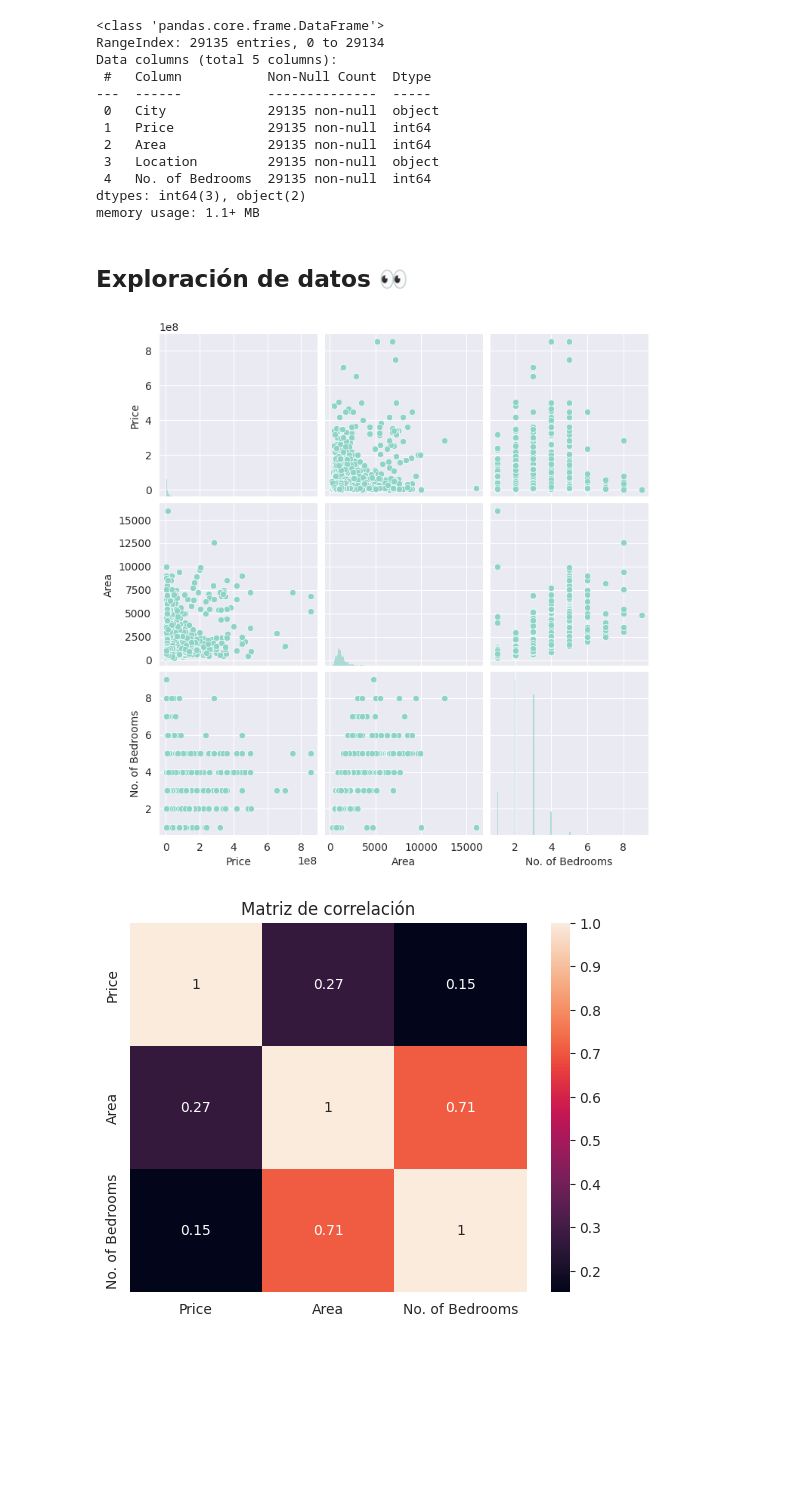
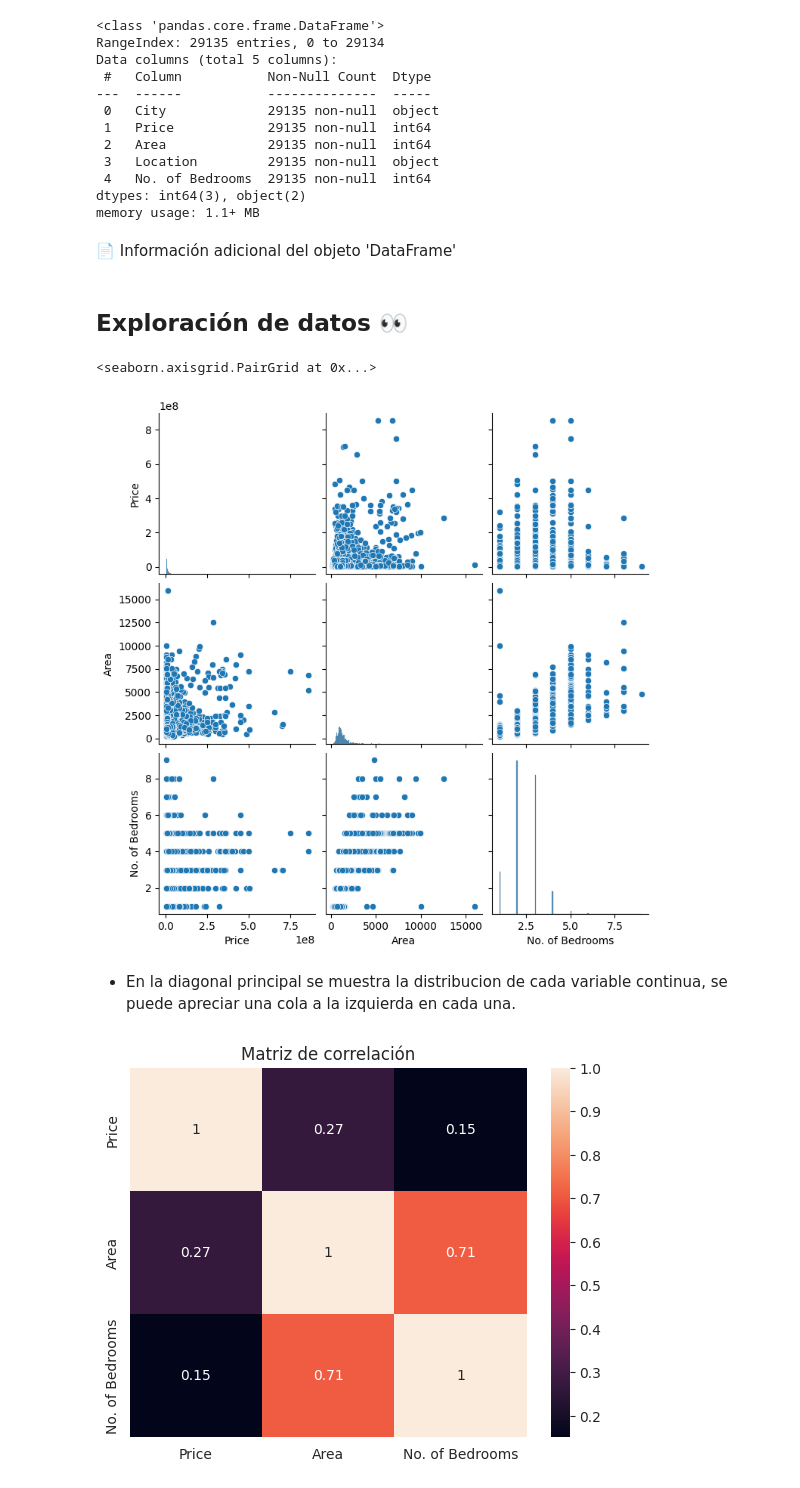
Before and after one commit to C0SS10/AI4ENG-II, a Jupyter notebook: House-Price-Predict.ipynb, the cells around one changed output. Drawn from its saved outputs; the diff is of its cells as text; code cells hidden in the pictures; blank space fills up the shorter version.

Commit message:
Add exploratory data analysis 📊

```diff
--- a/House-Price-Predict.ipynb
+++ b/House-Price-Predict.ipynb
@@ -125,13 +130,17 @@ Data columns (total 5 columns):
  4   No. of Bedrooms  29135 non-null  int64
 dtypes: int64(3), object(2)
 memory usage: 1.1+ MB
+# %% [markdown]
+📄 Información adicional del objeto 'DataFrame'
 # %% [markdown]
 ## **Exploración de datos 👀**
 # %%
-sns.pairplot(house_data)
-plt.show()
+sns.pairplot(house_data, diag_kind="hist")
 # %% [output]
+<seaborn.axisgrid.PairGrid at 0x...>
-[figure, old version]
+[figure, new version]
+# %% [markdown]
+- En la diagonal principal se muestra la distribucion de cada variable continua, se puede apreciar una cola a la izquierda en cada una.
 # %%
 matriz_correlacion = house_data.corr(numeric_only=True)
 sns.heatmap(matriz_correlacion, annot=True)
```
Also changed, not shown: parts of 9 cells of this notebook.
